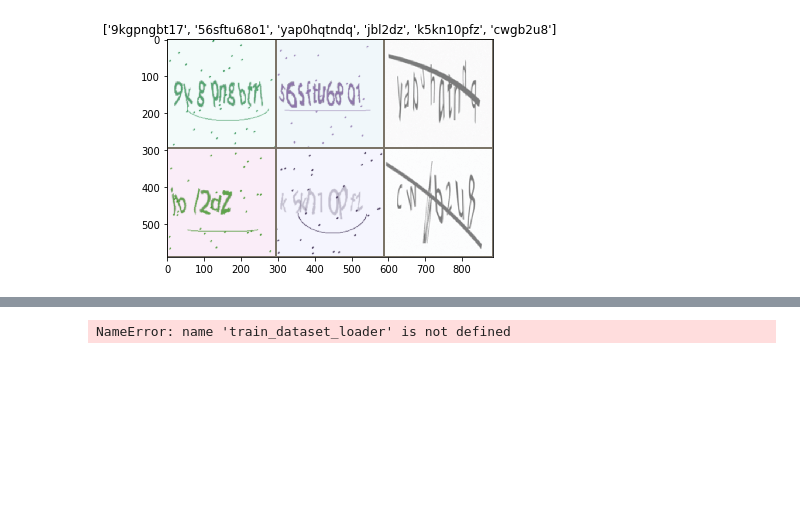
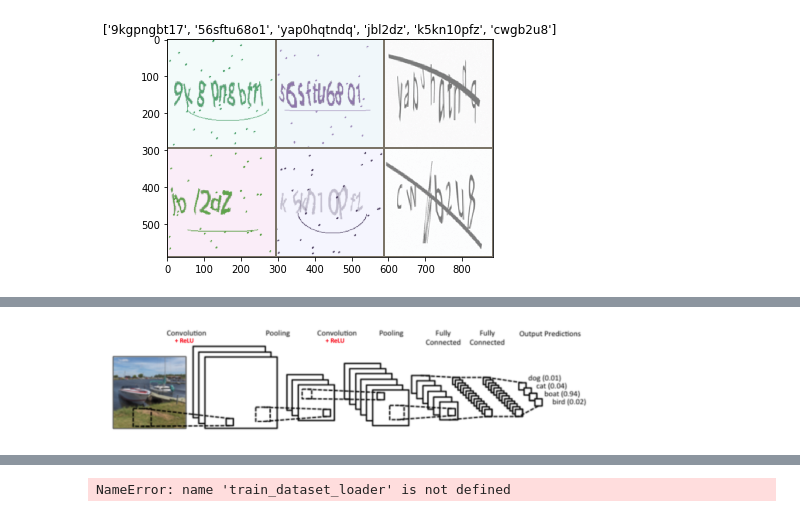
Before and after one commit to tomtalp/CaptchasProject, a Jupyter notebook: main_notebook.ipynb, the cells around one changed output, grey strips where cells are left out. Saved outputs shown, nothing was run; the diff lists cells and outputs as text; code cells hidden in the pictures; blank space fills up the shorter version.

```diff
--- a/main_notebook.ipynb
+++ b/main_notebook.ipynb
@@ -627,0 +639,4 @@ show_images_from_dataloader(out, title=classes_as_str)
+# %%
+ShowImage("./assets/conv_architecture.png", width=500, height=150)
+# %% [output]
+[figure, added]
```
Also changed, not shown: parts of 41 cells of this notebook, 6 other files.
